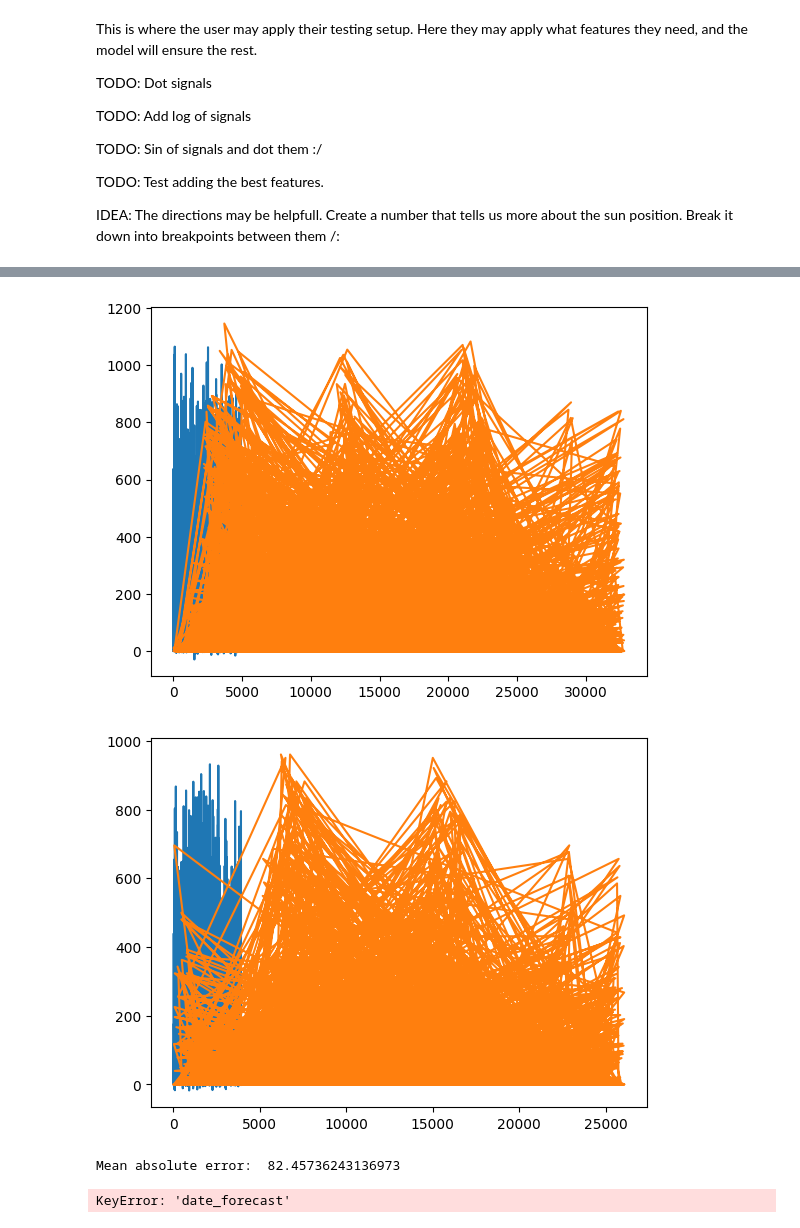
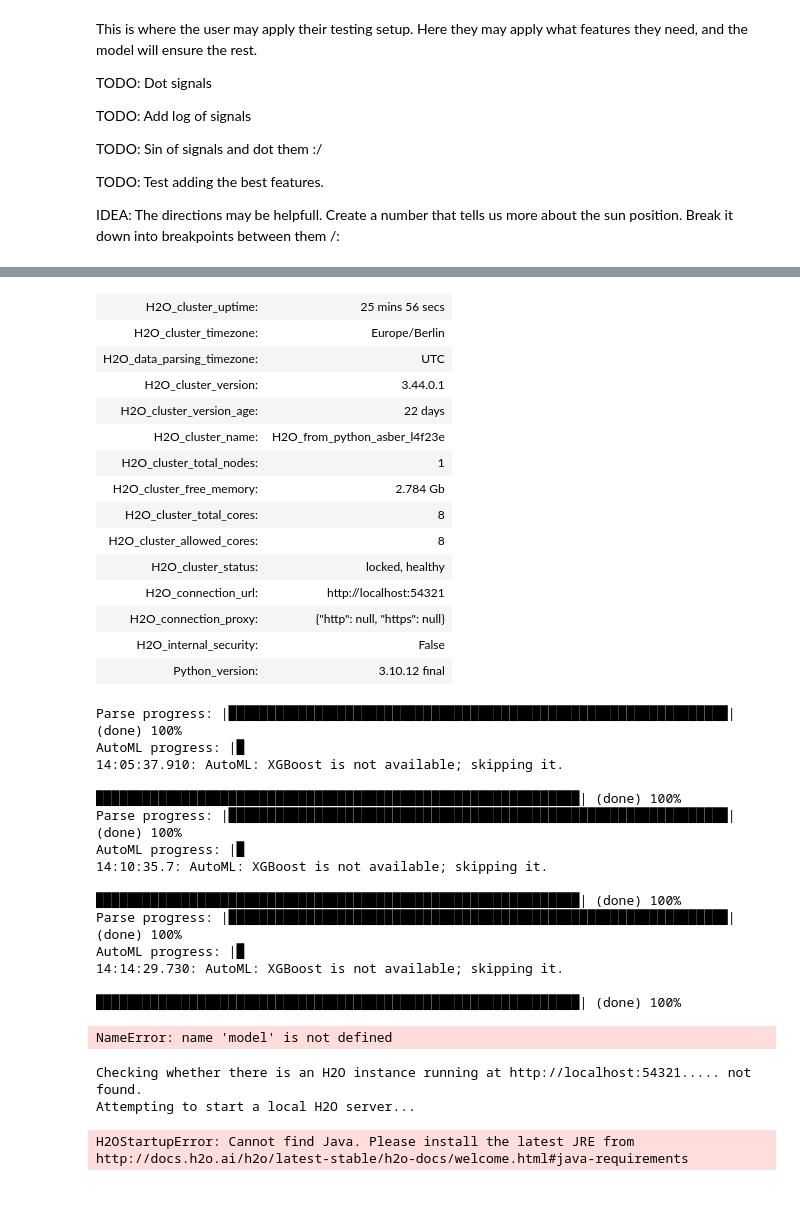
Before and after one commit to Myteck/TDT4173-Machine-Learning-Solar-Energy-Production-Forecasting, a Jupyter notebook: data/machine_learning.ipynb, the cells around one changed output, grey strips where cells are left out. Drawn from its saved outputs; the diff is of its cells as text; code cells hidden in the pictures; blank space fills up the shorter version.

```diff
--- a/data/machine_learning.ipynb
+++ b/data/machine_learning.ipynb
@@ -404,8 +409,3 @@ file_paths = [['A/train_targets.parquet', 'A/X_train_estimated.parquet', 'A/X_tr
               ['C/train_targets.parquet', 'C/X_train_estimated.parquet', 'C/X_train_observed.parquet', 'C/X_test_estimated.parquet']]
 
 file_paths = create_training_and_pred_data(file_paths = file_paths)
-
-for i, path in enumerate(file_paths):
-    y = pd.read_csv(path[1], sep='\t')
-    print(n_highest(y, "pv_measurement", 10))
-    print(n_smallest(y, "pv_measurement", 10))
@@ -962,10 +1015,7 @@ features = ["absolute_humidity_2m:gm3", "air_density_2m:kgm3", "ceiling_height_a
 # Testing the procedure
 l = learner(file_paths = file_paths, features = features)
 l.create_training_data_multi_model()
-l.fit_multi_model()
-l.save_best_features("best_features")
-l.get_performance_multi_model()
-l.predict_multi_model()
+models = l.fit_multi_model_h2o()
 
 # IDEA: Add a different scaler for all the different features, then transform then into the right scale after the fact
 # Remove any needless features, add until you get a good outpu
@@ -993,4 +1042,44 @@ Name: pv_measurement, Length: 26071, dtype: float64
-[figure, removed]
-[figure, removed]
+| H2O_cluster_uptime: | 25 mins 56 secs |
+| H2O_cluster_timezone: | Europe/Berlin |
+| H2O_data_parsing_timezone: | UTC |
+| H2O_cluster_version: | 3.44.0.1 |
+| H2O_cluster_version_age: | 22 days |
+| H2O_cluster_name: | H2O_from_python_asber_l4f23e |
+| H2O_cluster_total_nodes: | 1 |
+| H2O_cluster_free_memory: | 2.784 Gb |
+| H2O_cluster_total_cores: | 8 |
+| H2O_cluster_allowed_cores: | 8 |
+| H2O_cluster_status: | locked, healthy |
+| H2O_connection_url: | http://localhost:54321 |
+| H2O_connection_proxy: | {"http": null, "https": null} |
+| H2O_internal_security: | False |
+| Python_version: | 3.10.12 final |
-Mean absolute error:  82.45736243136973
+Parse progress: |████████████████████████████████████████████████████████████████| (done) 100%
+AutoML progress: |█
+14:05:37.910: AutoML: XGBoost is not available; skipping it.
+
+██████████████████████████████████████████████████████████████| (done) 100%
+Parse progress: |████████████████████████████████████████████████████████████████| (done) 100%
+AutoML progress: |█
+14:10:35.7: AutoML: XGBoost is not available; skipping it.
+
+██████████████████████████████████████████████████████████████| (done) 100%
+Parse progress: |████████████████████████████████████████████████████████████████| (done) 100%
+AutoML progress: |█
+14:14:29.730: AutoML: XGBoost is not available; skipping it.
+
+██████████████████████████████████████████████████████████████| (done) 100%
-KeyError: 'date_forecast'
+# %%
+l.get_performance_multi_model_h2o()
+l.predict_multi_model_h2o()
+# %% [output]
+NameError: name 'model' is not defined
+# %%
+
+
+y_pred = h2o.as_list(y_pred)
+# %% [output]
+Checking whether there is an H2O instance running at http://localhost:54321..... not found.
+Attempting to start a local H2O server...
+H2OStartupError: Cannot find Java. Please install the latest JRE from
+http://docs.h2o.ai/h2o/latest-stable/h2o-docs/welcome.html#java-requirements
```
Also changed, not shown: parts of 5 cells of this notebook.
